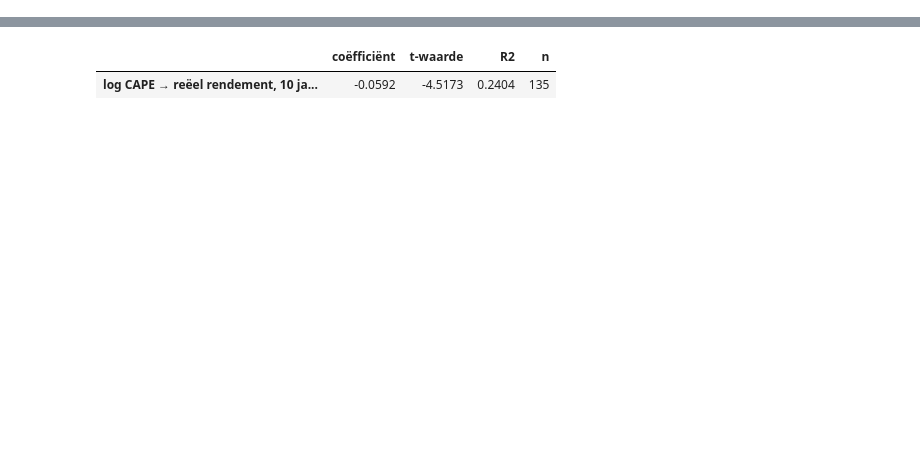
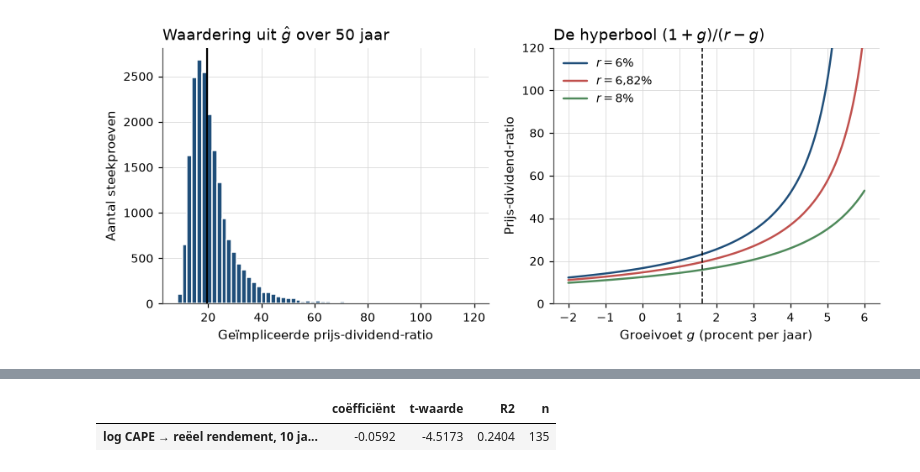
Before and after one commit to MaartenN14/history-asset-pricing, a Jupyter notebook: lectures/01_03_williams_ddm.ipynb, the cells around one changed output, grey strips where cells are left out. Saved outputs shown, nothing was run; the diff lists cells and outputs as text; code cells hidden in the pictures; blank space fills up the shorter version.

```diff
--- a/lectures/01_03_williams_ddm.ipynb
+++ b/lectures/01_03_williams_ddm.ipynb
@@ -851,0 +515,18 @@ verhouding iets over toekomstige rendementen zegt.
+# %%
+def gordon(d0, r, g):
+    """Gordon growth price of a claim on a dividend growing at g forever."""
+    return d0 * (1 + g) / (r - g)
+
+
+r_values = [0.09, 0.10, 0.11]
+g_values = [0.04, 0.05, 0.06]
+grid = pd.DataFrame(
+    index=pd.Index(r_values, name="discontovoet r"),
+    columns=pd.Index(g_values, name="groeivoet g"),
+    dtype=float,
+)
+for r_val in r_values:
+    for g_val in g_values:
+        grid.loc[r_val, g_val] = gordon(1.00, r_val, g_val)
+
+grid.round(2)
@@ -851,0 +845,28 @@ verhouding iets over toekomstige rendementen zegt.
+# %%
+T_plot = 50
+pd_hat = pd_hat_by_T[T_plot]                     # dezelfde steekproeven als in de tabel
+
+fig, axes = plt.subplots(1, 2, figsize=(10, 3.6))
+
+axes[0].hist(pd_hat[np.isfinite(pd_hat) & (pd_hat < 120)], bins=60, edgecolor="white")
+axes[0].axvline(pd_true, color="black", lw=1.4)
+axes[0].set_xlabel("Geïmpliceerde prijs-dividend-ratio")
+axes[0].set_ylabel("Aantal steekproeven")
+axes[0].set_title(f"Waardering uit $\\hat g$ over {T_plot} jaar")
+
+g_grid = np.linspace(-0.02, 0.06, 400)
+for r_val, label in [(0.06, "$r = 6\\%$"), (0.0682, "$r = 6{,}82\\%$"), (0.08, "$r = 8\\%$")]:
+    visible = g_grid < r_val - 0.002
+    ratio = np.full_like(g_grid, np.nan)
+    ratio[visible] = (1 + g_grid[visible]) / (r_val - g_grid[visible])
+    axes[1].plot(g_grid * 100, ratio, lw=1.6, label=label)
+axes[1].axvline(g_true * 100, color="black", lw=1.0, ls="--")
+axes[1].set_ylim(0, 120)
+axes[1].set_xlabel("Groeivoet $g$ (procent per jaar)")
+axes[1].set_ylabel("Prijs-dividend-ratio")
+axes[1].set_title("De hyperbool $ (1+g)/(r-g) $")
+axes[1].legend()
+
+plt.show()
+# %% [output]
+[figure, added]
```
Also changed, not shown: parts of 44 cells of this notebook, 4 other files.
